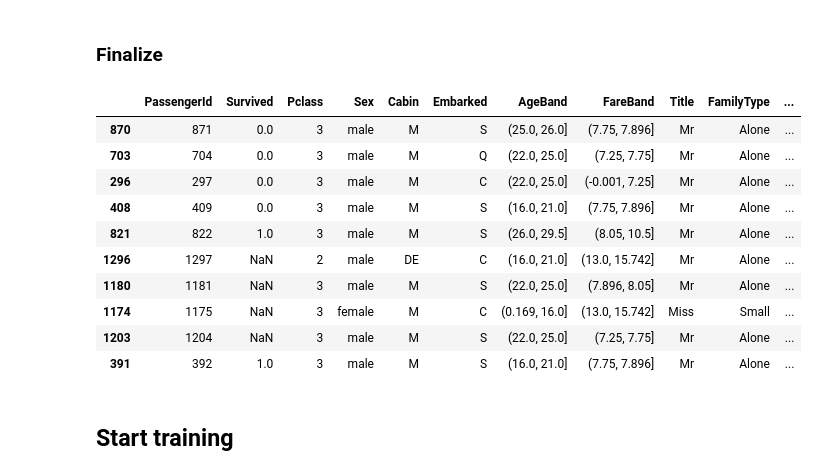
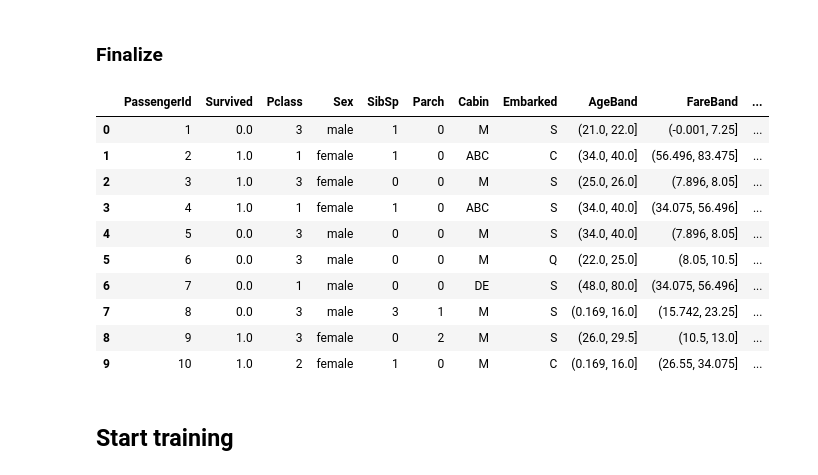
Before and after one commit to tuogy/kaggle-titanic, a Jupyter notebook: main.ipynb, the cells around one changed output. Cells and saved outputs as stored; diff of their text form; code cells hidden in the pictures.

```diff
--- a/main.ipynb
+++ b/main.ipynb
@@ -240,34 +241,38 @@ dataset['SurnameSurvivedisNA'] = dataset['Surname'].transform(lambda x: 0 if x i
 # %% [markdown]
 ### Ticket
 # %%
-# ticket_survived = dataset[:size_train].groupby('Ticket')['Survived'].mean().to_dict()
-# ticket_count = dataset[:size_train].groupby('Ticket')['Survived'].count().to_dict()
-# ticket_train = set(dataset.iloc[:size_train]['Ticket'].tolist())
-# ticket_test = set(dataset.iloc[size_train:]['Ticket'].tolist())
+dataset['TicketFreq'] = dataset.groupby('Ticket')['Ticket'].transform('count')
+ticket_survived = dataset[:size_train].groupby('Ticket')['Survived'].median().to_dict()
+ticket_count = dataset[:size_train].groupby('Ticket')['TicketFreq'].median().to_dict()
+ticket_train = set(dataset.iloc[:size_train]['Ticket'].tolist())
+ticket_test = set(dataset.iloc[size_train:]['Ticket'].tolist())
 
-# ticket_set = ticket_train.intersection(ticket_test)
+ticket_set = ticket_train.intersection(ticket_test)
 # %%
-# dataset['TicketSurvived'] = dataset['Ticket'].transform(lambda x: ticket_survived[x] if x in ticket_set and ticket_count[x] > 1 else average_mean)
-# dataset['TicketSurvivedisNA'] = dataset['Ticket'].transform(lambda x: 0 if x in ticket_set and ticket_count[x] > 1 else 1)
-# dataset['TicketFreq'] = dataset.groupby('Ticket')['Ticket'].transform('count')
+dataset['TicketSurvived'] = dataset['Ticket'].transform(lambda x: ticket_survived[x] if x in ticket_set and ticket_count[x] > 1 else average_mean)
+dataset['TicketSurvivedNotNA'] = dataset['Ticket'].transform(lambda x: 1 if x in ticket_set and ticket_count[x] > 1 else 0)
+# %%
+dataset['SurvivalRate'] = (dataset['TicketSurvived'] + dataset['SurnameSurvived']) / 2
+dataset['SurvivalRateNotNA'] = (dataset['TicketSurvivedNotNA']  + dataset['SurnameSurvivedNotNA']) / 2
+dataset.drop(['TicketSurvived', 'SurnameSurvived', 'TicketSurvivedNotNA', 'SurnameSurvivedNotNA'], axis=1, inplace=True)
 # %% [markdown]
 ### Finalize
 # %%
-dataset.drop(['Name', 'Ticket', 'Surname', 'FamilySize', 'SibSp', 'Parch', 'Age', 'Fare'], axis='columns', inplace=True)
+dataset.drop(['Name', 'Ticket', 'Surname', 'FamilySize', 'Age', 'Fare'], axis='columns', inplace=True)
 # %%
-dataset.sample(10)
+dataset.head(10)
 # %% [output]
-|  | PassengerId | Survived | Pclass | Sex | Cabin | Embarked | AgeBand | FareBand | Title | FamilyType | ... |
-| 870 | 871 | 0.0 | 3 | male | M | S | (25.0, 26.0] | (7.75, 7.896] | Mr | Alone | ... |
-| 703 | 704 | 0.0 | 3 | male | M | Q | (22.0, 25.0] | (7.25, 7.75] | Mr | Alone | ... |
-| 296 | 297 | 0.0 | 3 | male | M | C | (22.0, 25.0] | (-0.001, 7.25] | Mr | Alone | ... |
-| 408 | 409 | 0.0 | 3 | male | M | S | (16.0, 21.0] | (7.75, 7.896] | Mr | Alone | ... |
-| 821 | 822 | 1.0 | 3 | male | M | S | (26.0, 29.5] | (8.05, 10.5] | Mr | Alone | ... |
-| 1296 | 1297 | NaN | 2 | male | DE | C | (16.0, 21.0] | (13.0, 15.742] | Mr | Alone | ... |
-| 1180 | 1181 | NaN | 3 | male | M | S | (22.0, 25.0] | (7.896, 8.05] | Mr | Alone | ... |
-| 1174 | 1175 | NaN | 3 | female | M | C | (0.169, 16.0] | (13.0, 15.742] | Miss | Small | ... |
-| 1203 | 1204 | NaN | 3 | male | M | S | (22.0, 25.0] | (7.25, 7.75] | Mr | Alone | ... |
-| 391 | 392 | 1.0 | 3 | male | M | S | (16.0, 21.0] | (7.75, 7.896] | Mr | Alone | ... |
+|  | PassengerId | Survived | Pclass | Sex | SibSp | Parch | Cabin | Embarked | AgeBand | FareBand | ... |
+| 0 | 1 | 0.0 | 3 | male | 1 | 0 | M | S | (21.0, 22.0] | (-0.001, 7.25] | ... |
+| 1 | 2 | 1.0 | 1 | female | 1 | 0 | ABC | C | (34.0, 40.0] | (56.496, 83.475] | ... |
+| 2 | 3 | 1.0 | 3 | female | 0 | 0 | M | S | (25.0, 26.0] | (7.896, 8.05] | ... |
+| 3 | 4 | 1.0 | 1 | female | 1 | 0 | ABC | S | (34.0, 40.0] | (34.075, 56.496] | ... |
+| 4 | 5 | 0.0 | 3 | male | 0 | 0 | M | S | (34.0, 40.0] | (7.896, 8.05] | ... |
+| 5 | 6 | 0.0 | 3 | male | 0 | 0 | M | Q | (22.0, 25.0] | (8.05, 10.5] | ... |
+| 6 | 7 | 0.0 | 1 | male | 0 | 0 | DE | S | (48.0, 80.0] | (34.075, 56.496] | ... |
+| 7 | 8 | 0.0 | 3 | male | 3 | 1 | M | S | (0.169, 16.0] | (15.742, 23.25] | ... |
+| 8 | 9 | 1.0 | 3 | female | 0 | 2 | M | S | (26.0, 29.5] | (10.5, 13.0] | ... |
+| 9 | 10 | 1.0 | 2 | female | 1 | 0 | M | C | (0.169, 16.0] | (26.55, 34.075] | ... |
 # %%
 from sklearn.preprocessing import LabelEncoder, StandardScaler
 
```
Also changed, not shown: parts of 10 cells of this notebook.
